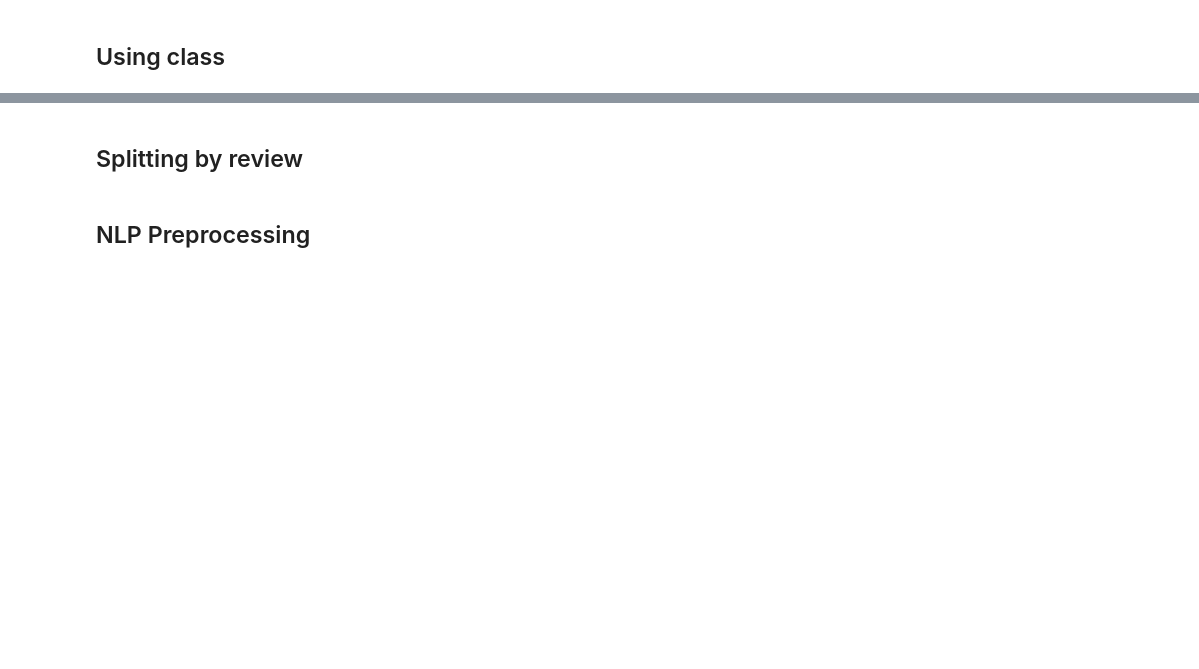
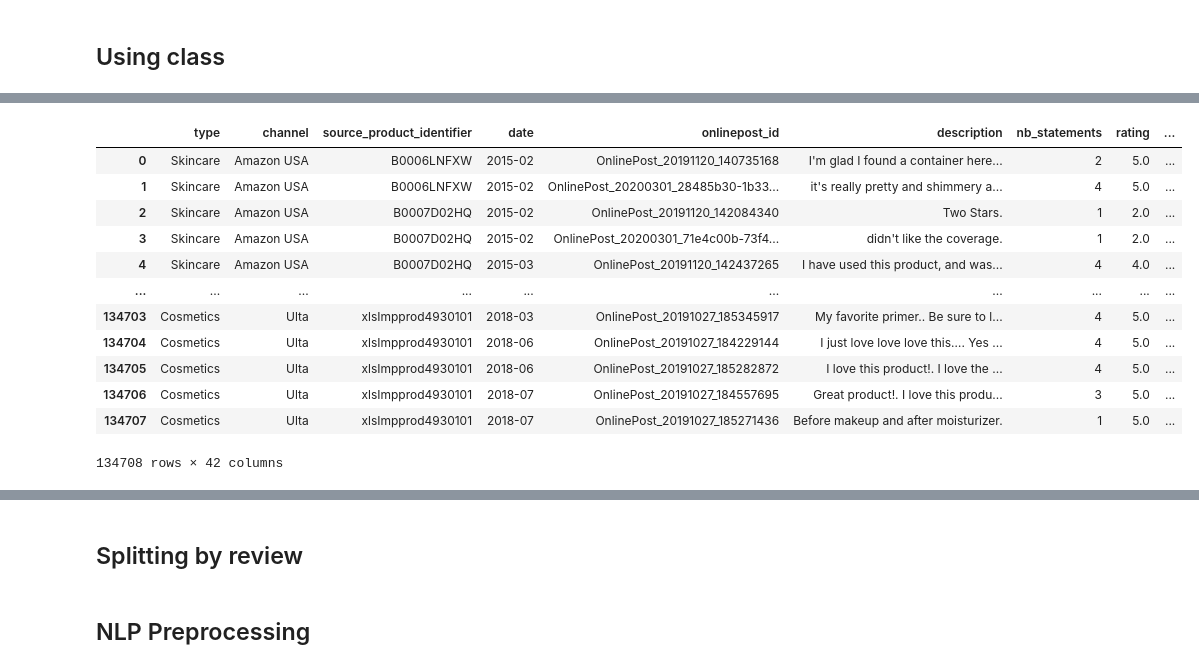
Before and after one commit to Anis-Bensaid/CapstoneProject, a Jupyter notebook: topic_modelling/Ratings and Reviews Topic Modeling.ipynb, the cells around one changed output, grey strips where cells are left out. Cells and saved outputs as stored; diff of their text form; code cells hidden in the pictures; blank space fills up the shorter version.

```diff
--- a/topic_modelling/Ratings and Reviews Topic Modeling.ipynb
+++ b/topic_modelling/Ratings and Reviews Topic Modeling.ipynb
@@ -331 +639,17 @@ def train_display_save(tokens, nb_samples, num_topics, alpha, eta, name):
+# %%
+pd.concat([rev.reset_index(drop=True), topics], axis=1)
+# %% [output]
+|  | type | channel | source_product_identifier | date | onlinepost_id | description | nb_statements | rating | ... |
+| 0 | Skincare | Amazon USA | B0006LNFXW | 2015-02 | OnlinePost_20191120_140735168 | I'm glad I found a container here... | 2 | 5.0 | ... |
+| 1 | Skincare | Amazon USA | B0006LNFXW | 2015-02 | OnlinePost_20200301_28485b30-1b33... | it's really pretty and shimmery a... | 4 | 5.0 | ... |
+| 2 | Skincare | Amazon USA | B0007D02HQ | 2015-02 | OnlinePost_20191120_142084340 | Two Stars. | 1 | 2.0 | ... |
+| 3 | Skincare | Amazon USA | B0007D02HQ | 2015-02 | OnlinePost_20200301_71e4c00b-73f4... | didn't like the coverage. | 1 | 2.0 | ... |
+| 4 | Skincare | Amazon USA | B0007D02HQ | 2015-03 | OnlinePost_20191120_142437265 | I have used this product, and was... | 4 | 4.0 | ... |
+| ... | ... | ... | ... | ... | ... | ... | ... | ... | ... |
+| 134703 | Cosmetics | Ulta | xlsImpprod4930101 | 2018-03 | OnlinePost_20191027_185345917 | My favorite primer.. Be sure to l... | 4 | 5.0 | ... |
+| 134704 | Cosmetics | Ulta | xlsImpprod4930101 | 2018-06 | OnlinePost_20191027_184229144 | I just love love love this…. Yes ... | 4 | 5.0 | ... |
+| 134705 | Cosmetics | Ulta | xlsImpprod4930101 | 2018-06 | OnlinePost_20191027_185282872 | I love this product!. I love the ... | 4 | 5.0 | ... |
+| 134706 | Cosmetics | Ulta | xlsImpprod4930101 | 2018-07 | OnlinePost_20191027_184557695 | Great product!. I love this produ... | 3 | 5.0 | ... |
+| 134707 | Cosmetics | Ulta | xlsImpprod4930101 | 2018-07 | OnlinePost_20191027_185271436 | Before makeup and after moisturizer. | 1 | 5.0 | ... |
+134708 rows × 42 columns
 # %%
```
Also changed, not shown: parts of 29 cells of this notebook, 22 other files.
